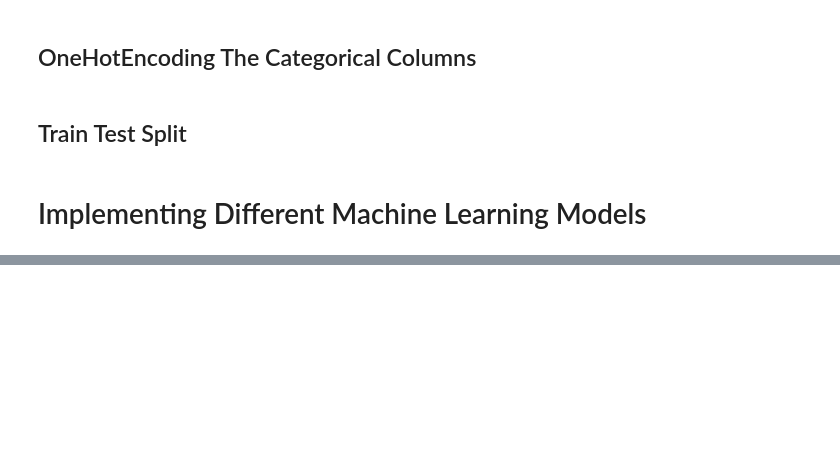
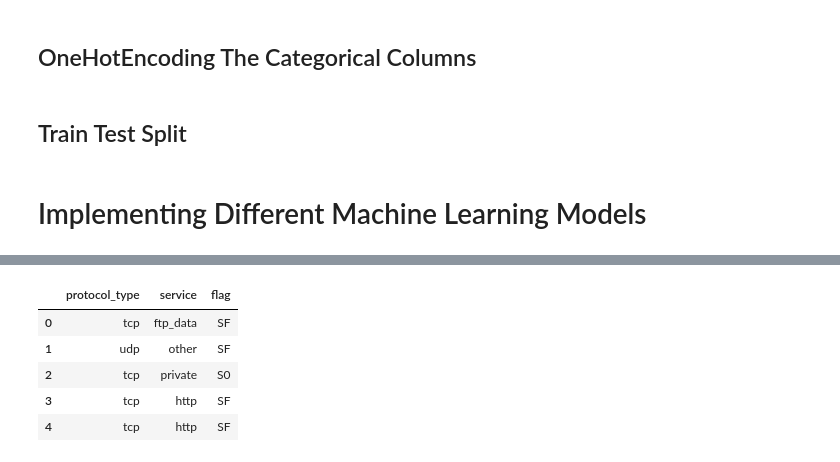
Before and after one commit to Namratha2301/IntrusionDetection, a Jupyter notebook: Intrusion Detection Using Machine Learning.ipynb, the cells around one changed output, grey strips where cells are left out. Cells and saved outputs as stored; diff of their text form; code cells hidden in the pictures; blank space fills up the shorter version.

Commit message:
More Preprocessing

```diff
--- a/Intrusion Detection Using Machine Learning.ipynb
+++ b/Intrusion Detection Using Machine Learning.ipynb
@@ -472,0 +507,6 @@ X_train,X_test,y_train,y_test = train_test_split(scaled_X,y,random_state=10)
+# %%
+# Dropping Column level
+
+df.drop(['level'], axis=1,inplace=True)
+df_test.drop(['level'], axis=1,inplace=True)
+df.head()
@@ -472,0 +521,22 @@ X_train,X_test,y_train,y_test = train_test_split(scaled_X,y,random_state=10)
+# %%
+# OneHotEncoding Columns
+
+from sklearn.preprocessing import OneHotEncoder
+categorical_columns=['protocol_type', 'service', 'flag']
+
+# insert code to get a list of categorical columns into a variable, categorical_columns
+
+categorical_columns=['protocol_type', 'service', 'flag']
+
+# Get the categorical values into a 2D numpy array
+
+df_categorical_values = df[categorical_columns]
+testdf_categorical_values = df_test[categorical_columns]
+df_categorical_values.head()
+# %% [output]
+|  | protocol_type | service | flag |
+| 0 | tcp | ftp_data | SF |
+| 1 | udp | other | SF |
+| 2 | tcp | private | S0 |
+| 3 | tcp | http | SF |
+| 4 | tcp | http | SF |
```
Also changed, not shown: parts of 7 cells of this notebook.
